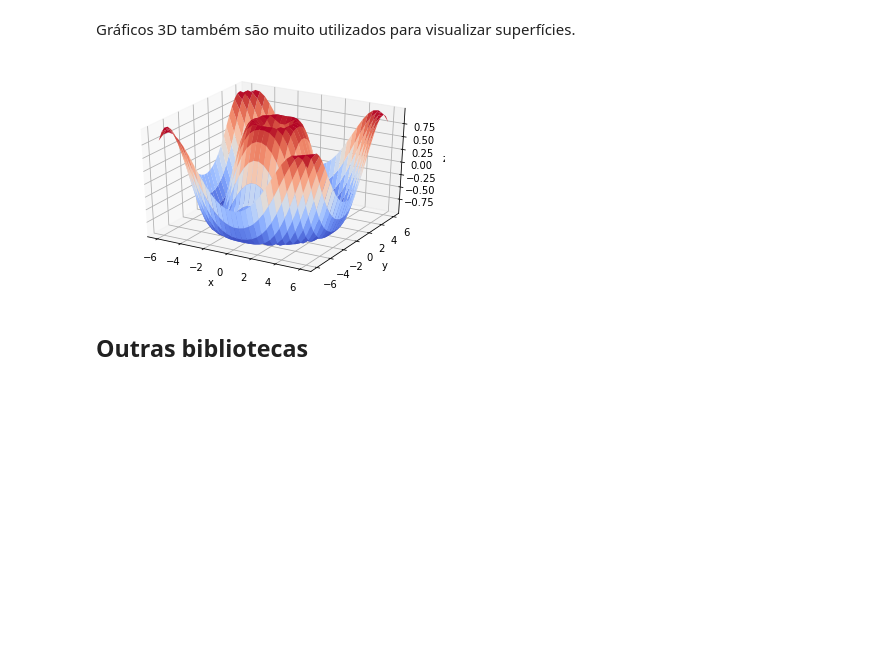
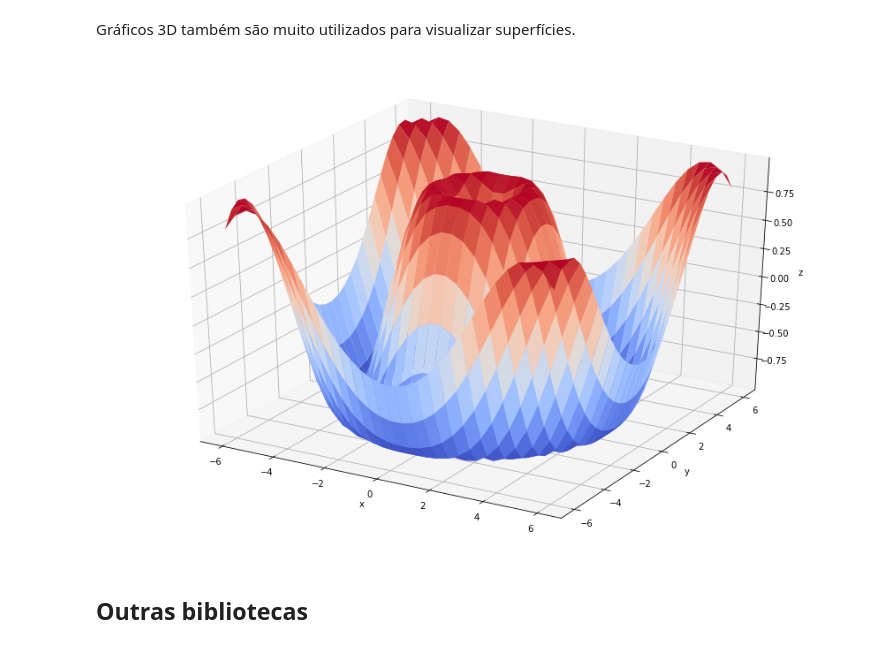
Before and after one commit to TailUFPB/DiretoriaMatematica, a Jupyter notebook: materiais/notebooks/Introdução_ao_Matplotlib.ipynb, the cells around one changed output. Saved outputs shown, nothing was run; the diff lists cells and outputs as text; code cells hidden in the pictures; blank space fills up the shorter version.

```diff
--- a/materiais/notebooks/Introdução_ao_Matplotlib.ipynb
+++ b/materiais/notebooks/Introdução_ao_Matplotlib.ipynb
@@ -208,24 +208,24 @@ Gráficos 3D também são muito utilizados para visualizar superfícies.
 # %%
 from matplotlib import cm                                         #Importa o mapa de cores
 
-fig = plt.figure()
+fig = plt.figure(figsize = (15,10))
 ax = plt.axes(projection = '3d')
 
 x = np.linspace(-6, 6, 30)
 y = np.linspace(-6, 6, 30)
 
 X, Y = np.meshgrid(x,y)
 Z = np.sin(np.sqrt(X**2 + Y**2))
 
 ax.plot_surface(X, Y, Z, cmap=cm.coolwarm)
 
 ax.set_xlabel('x')
 ax.set_ylabel('y')
 ax.set_zlabel('z')
 
 plt.show()
 # %% [output]
-[figure, old version]
+[figure, new version]
 # %% [markdown]
 ## **Outras bibliotecas**
 # %% [markdown]
```
Also changed, not shown: parts of 3 cells of this notebook.
